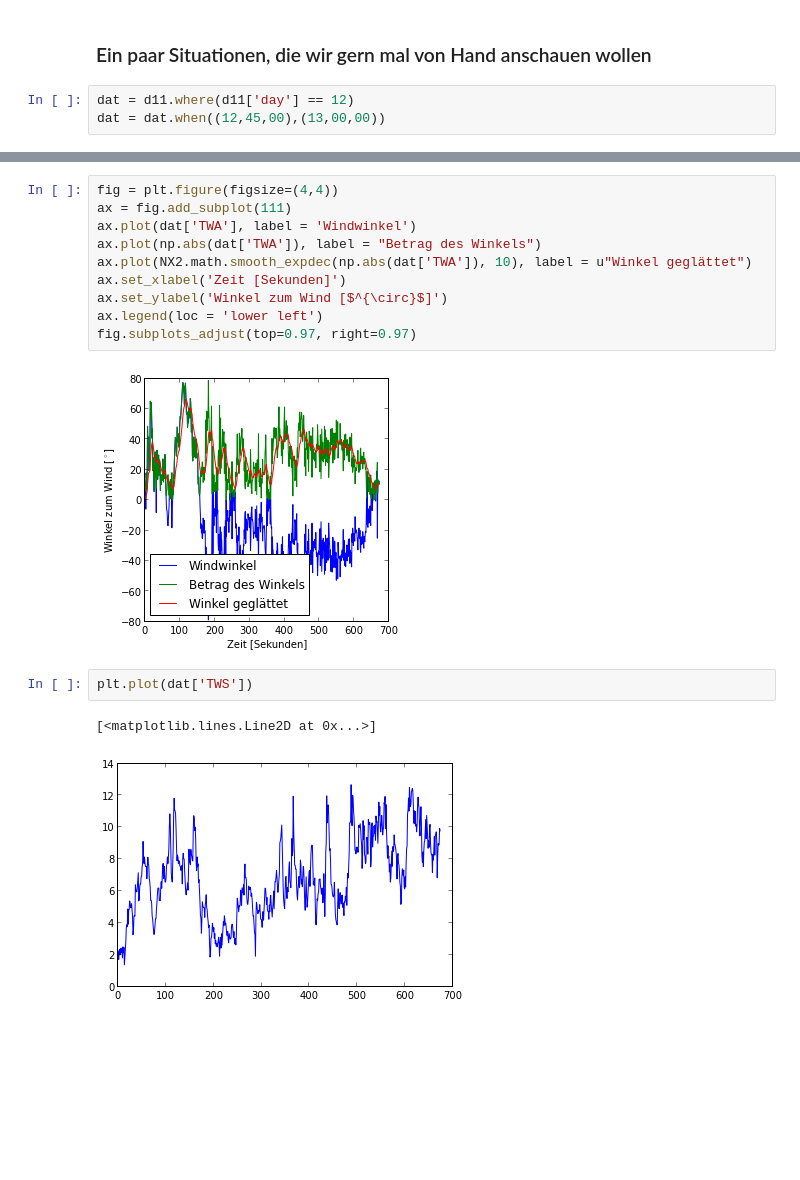
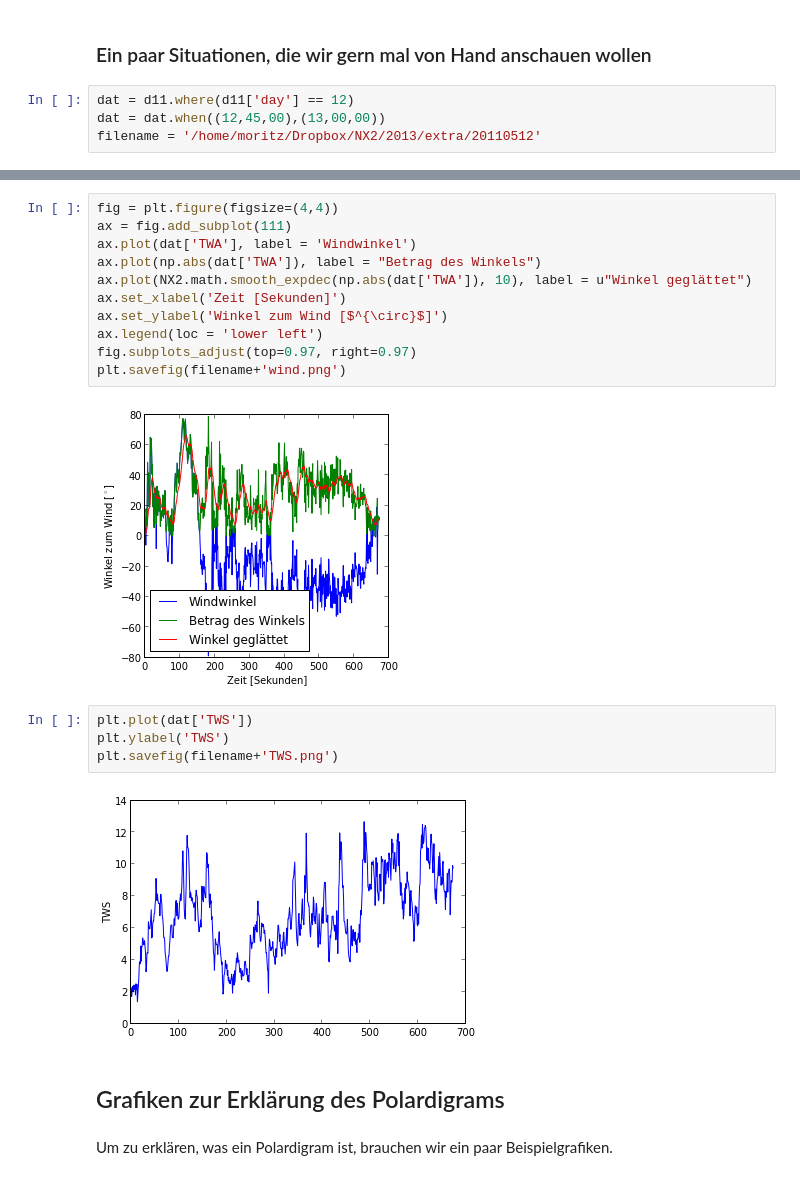
Before and after one commit to Roemerschiff/NX2, a Jupyter notebook: analysis/Polarplots.ipynb, the cells around one changed output, grey strips where cells are left out. Drawn from its saved outputs; the diff is of its cells as text; blank space fills up the shorter version.

```diff
--- a/analysis/Polarplots.ipynb
+++ b/analysis/Polarplots.ipynb
@@ -554,5 +556,6 @@ Im Vergleich der Victoria und der Lusoria Rhenana (2011 und 2012) ergeben die Te
 # %%
 dat = d11.where(d11['day'] == 12)
 dat = dat.when((12,45,00),(13,00,00))
+filename = '/home/moritz/Dropbox/NX2/2013/extra/20110512'
 # %%
 ax = dat.plot_speeds()
@@ -572,10 +577,16 @@ ax.set_xlabel('Zeit [Sekunden]')
 ax.set_ylabel('Winkel zum Wind [$^{\circ}$]')
 ax.legend(loc = 'lower left')
 fig.subplots_adjust(top=0.97, right=0.97)
+plt.savefig(filename+'wind.png')
 # %% [output]
 [figure]
 # %%
 plt.plot(dat['TWS'])
+plt.ylabel('TWS')
+plt.savefig(filename+'TWS.png')
 # %% [output]
-[<matplotlib.lines.Line2D at 0x...>]
-[figure, old version]
+[figure, new version]
+# %% [markdown]
+## Grafiken zur Erklärung des Polardigrams
+# %% [markdown]
+Um zu erklären, was ein Polardigram ist, brauchen wir ein paar Beispielgrafiken.
```
Also changed, not shown: parts of 21 cells of this notebook.
